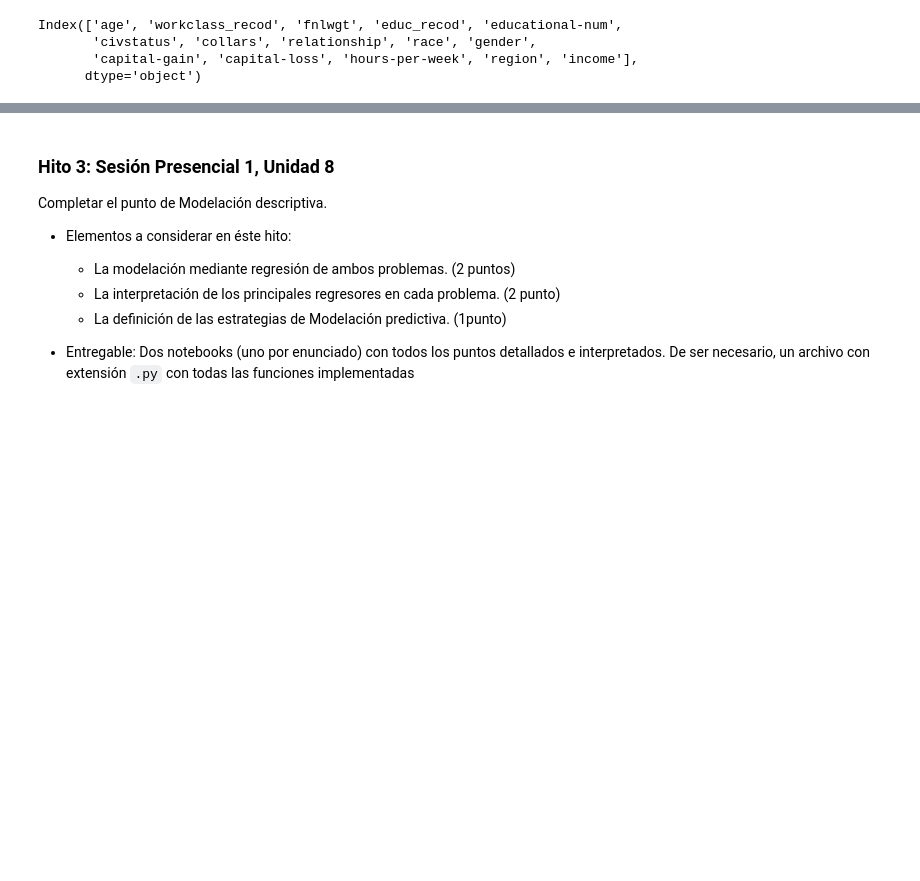
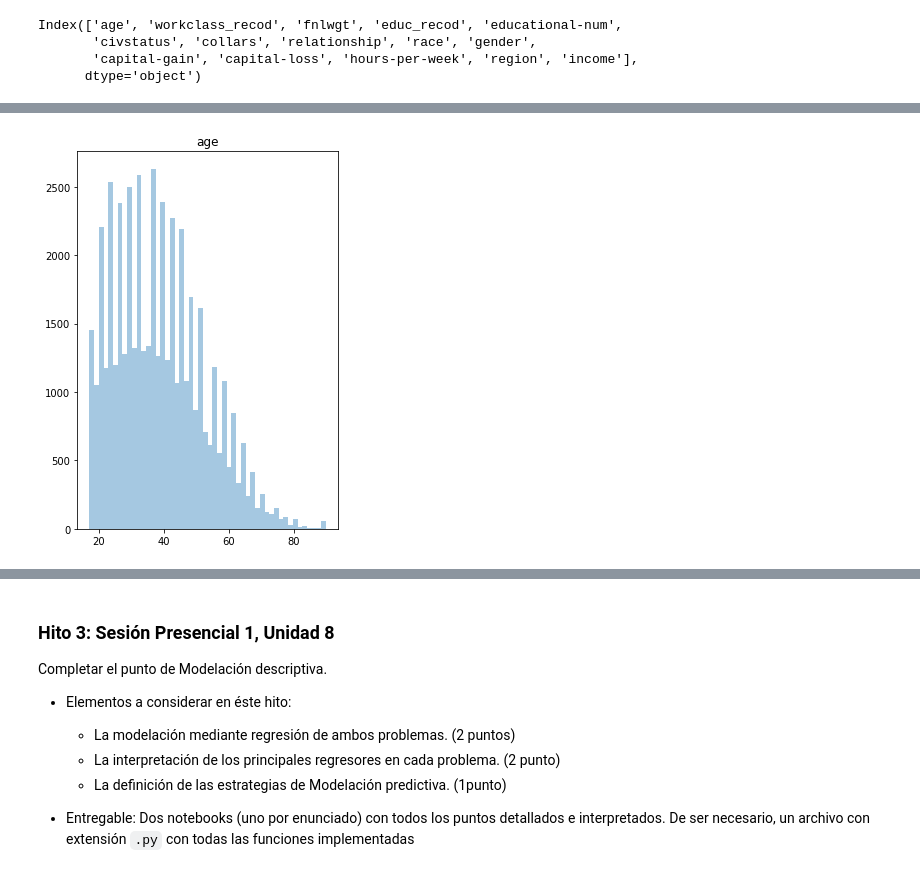
Before and after one commit to lporras/prueba-fundamentos-data-science, a Jupyter notebook: Desafio 1 Determinantes del ingreso.ipynb, the cells around one changed output, grey strips where cells are left out. Drawn from its saved outputs; the diff is of its cells as text; code cells hidden in the pictures; blank space fills up the shorter version.

```diff
--- a/Desafio 1 Determinantes del ingreso.ipynb
+++ b/Desafio 1 Determinantes del ingreso.ipynb
@@ -433,0 +473,4 @@ plt.rcParams["figure.figsize"] = (5, 3)
+# %%
+utils.visualize_rows(df.filter(['age']), 12, 6)
+# %% [output]
+[figure, added]
```
Also changed, not shown: parts of 79 cells of this notebook, 1 other file.
